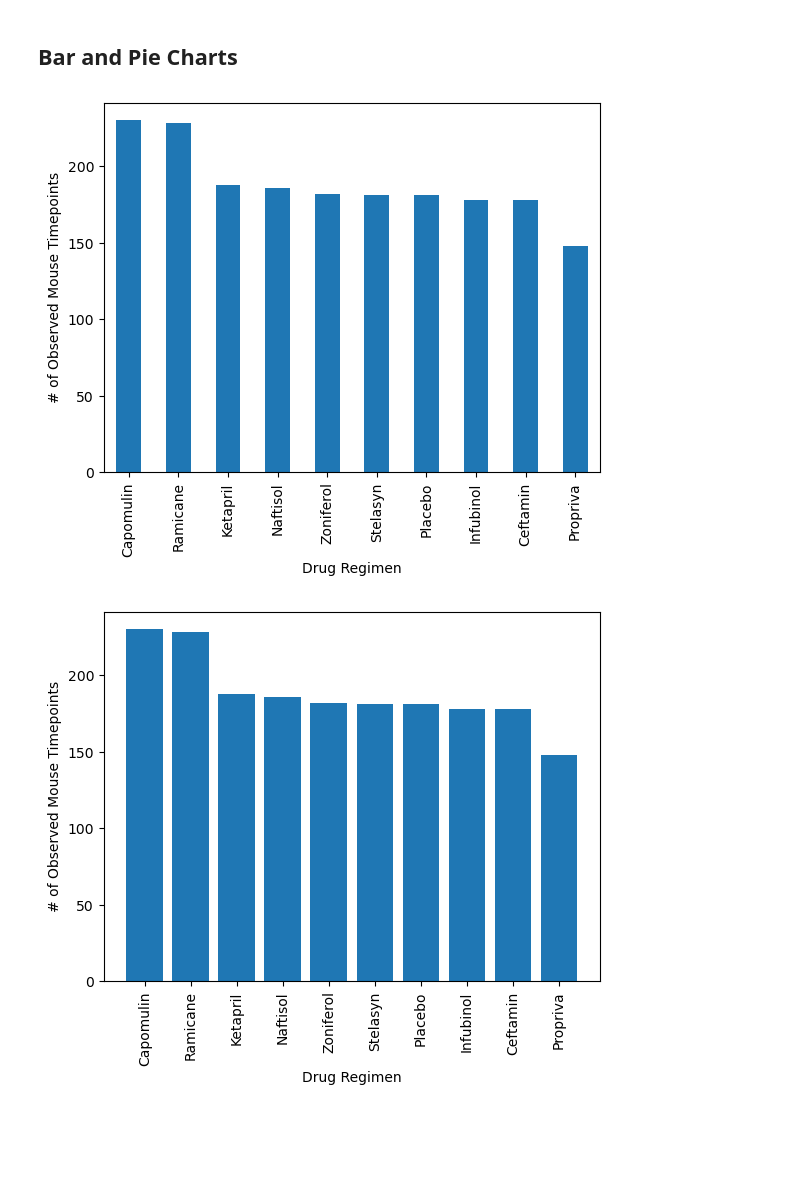
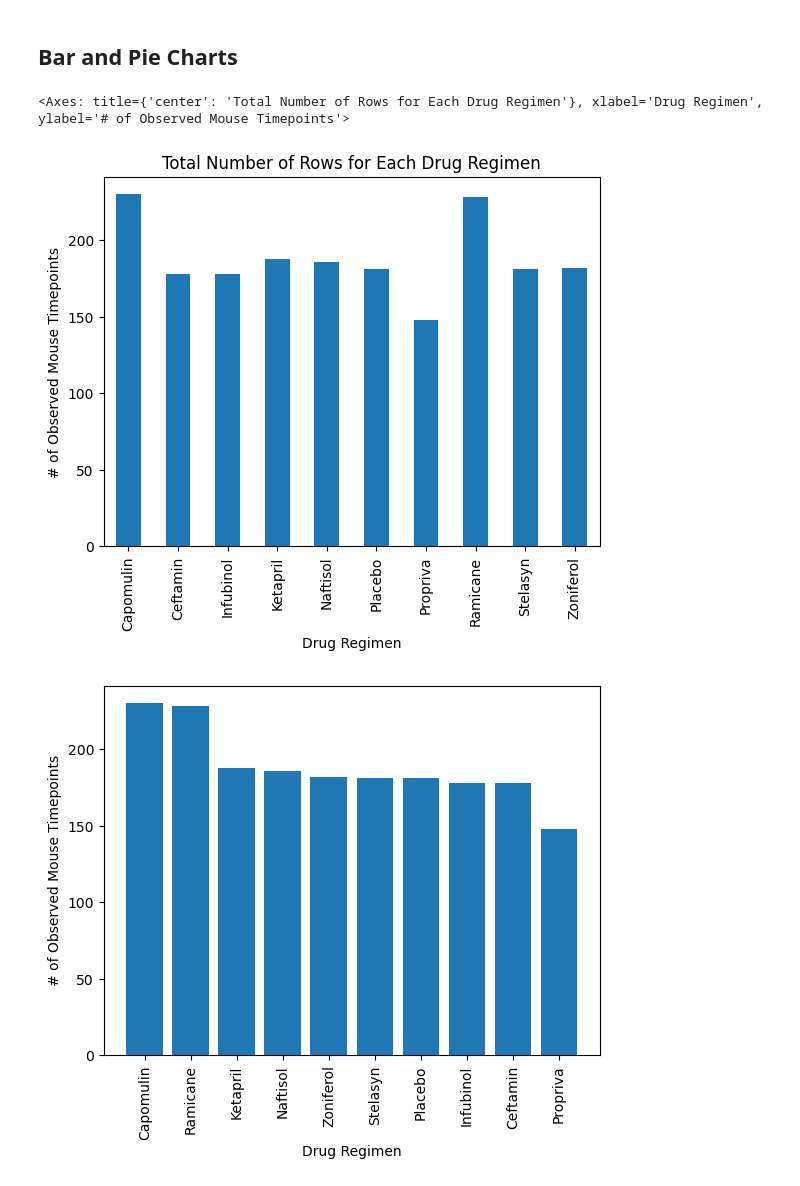
Before and after one commit to IlirHajdari/pymaceuticals, a Jupyter notebook: pymaceuticals_starter.ipynb, the cells around one changed output. Saved outputs shown, nothing was run; the diff lists cells and outputs as text; code cells hidden in the pictures; blank space fills up the shorter version.

Commit message:
Completed first two cells of Bar and Pie Charts

```diff
--- a/pymaceuticals_starter.ipynb
+++ b/pymaceuticals_starter.ipynb
@@ -278,8 +278,14 @@ summary_stats
 ## Bar and Pie Charts
 # %%
 # Generate a bar plot showing the total number of rows (Mouse ID/Timepoints) for each drug regimen using Pandas.
+row_chart = cleaned_data_df.groupby('Drug Regimen')
+row_counts = row_chart.size()
-# %% [output]
-[figure, removed]
+# %%
+# Plotting the bar chart
+row_counts.plot(kind='bar', xlabel='Drug Regimen', ylabel='# of Observed Mouse Timepoints', title='Total Number of Rows for Each Drug Regimen')
+# %% [output]
+<Axes: title={'center': 'Total Number of Rows for Each Drug Regimen'}, xlabel='Drug Regimen', ylabel='# of Observed Mouse Timepoints'>
+[figure, added]
 # %%
 # Generate a bar plot showing the total number of rows (Mouse ID/Timepoints) for each drug regimen using pyplot.
 # %% [output]
```
